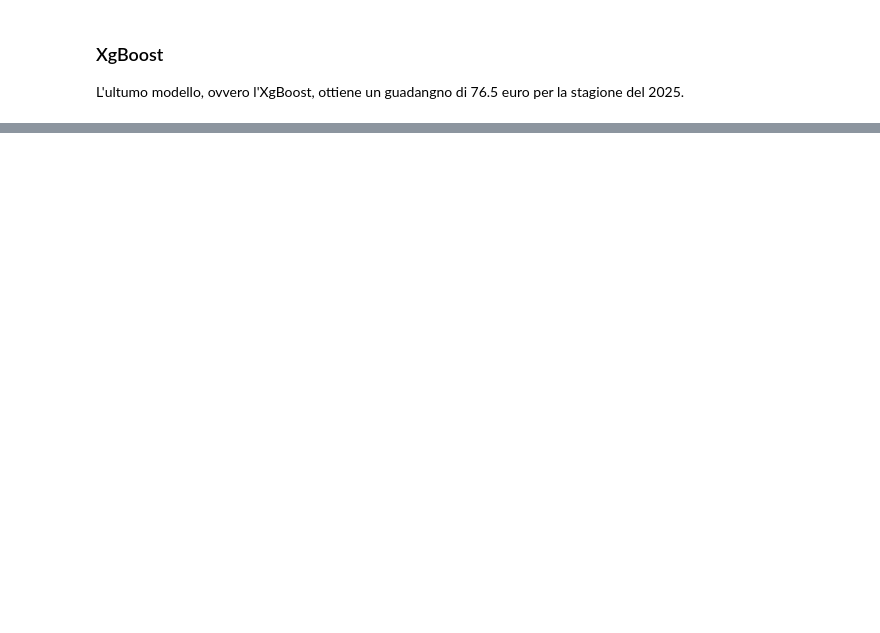
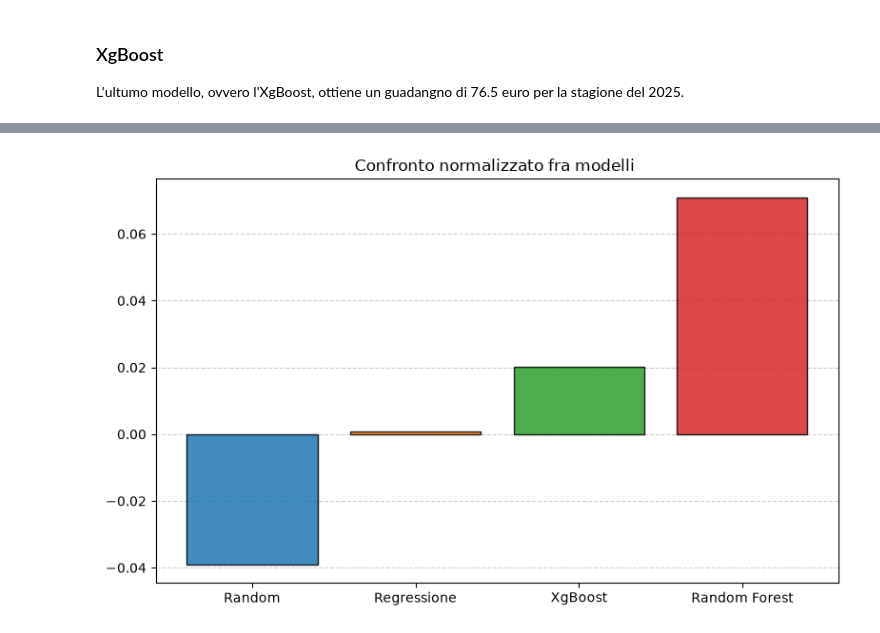
Before and after one commit to Lucaseraaa/sports-game-outcome-predictor, a Jupyter notebook: notebook/backtest.ipynb, the cells around one changed output, grey strips where cells are left out. Cells and saved outputs as stored; diff of their text form; code cells hidden in the pictures; blank space fills up the shorter version.

```diff
--- a/notebook/backtest.ipynb
+++ b/notebook/backtest.ipynb
@@ -254,0 +252,21 @@ bt.scikit_model("static/models/random_xgboost_model.joblib", ["Value", "Z_Wins_S
+# %%
+import matplotlib.pyplot as plt
+
+# Modelli e valori
+modelli = ['Random', 'Regressione', 'XgBoost', 'Random Forest']
+valori = np.array([mean_profit_baseline, profit_reg, profit_xgboost, profit_random_forest]) / 3800
+
+fig, ax = plt.subplots(figsize=(8, 5))
+
+ax.bar(modelli, valori, color=['#1f77b4', '#ff7f0e', '#2ca02c', '#d62728'], edgecolor='black', alpha=0.85)
+
+
+ax.set_title("Confronto normalizzato fra modelli ")
+
+ax.yaxis.grid(True, linestyle='--', alpha=0.6, zorder=0)
+ax.set_axisbelow(True)
+
+plt.tight_layout()
+plt.show()
+# %% [output]
+[figure, added]
```
Also changed, not shown: parts of 6 cells of this notebook.
